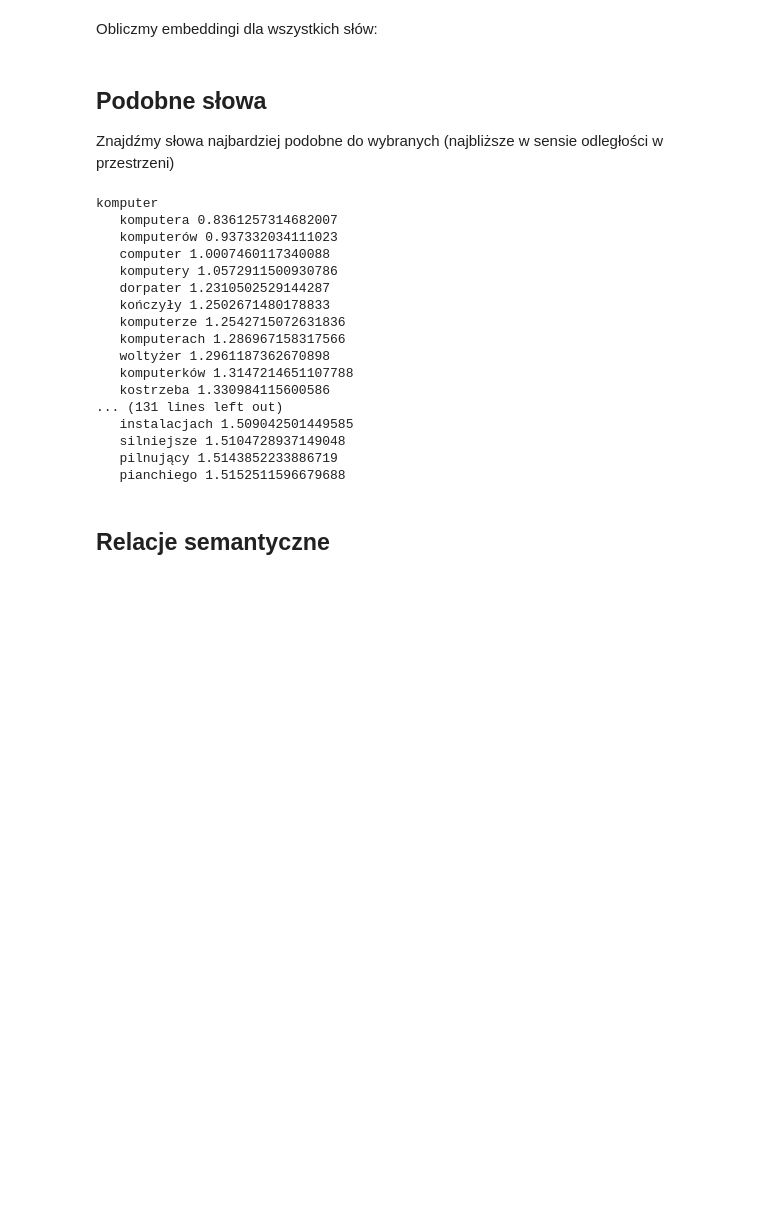
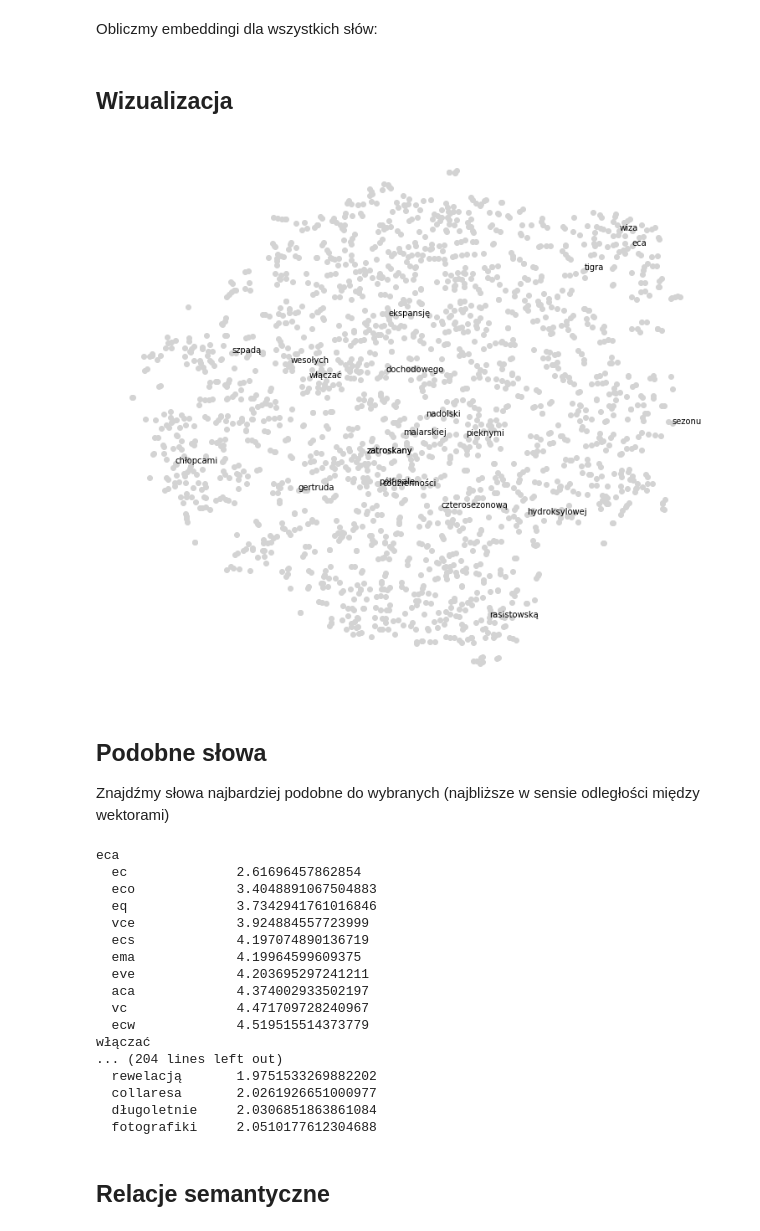
Before and after one commit to morch1/dl2018-task3, a Jupyter notebook: visualization.ipynb, the cells around one changed output. Drawn from its saved outputs; the diff is of its cells as text; code cells hidden in the pictures; blank space fills up the shorter version.

```diff
--- a/visualization.ipynb
+++ b/visualization.ipynb
@@ -29,12 +29,31 @@ for w in cp.words:
     with torch.no_grad():
         t = dataset.word2tensor(w).to(DEVICE).unsqueeze(0)
         embs[w] = we(t).squeeze(0).cpu()
+# %% [markdown]
+## Wizualizacja
+# %%
+mywords = random.sample(cp.words, 20)
+tsne_words = mywords + random.sample(cp.words, 2000)
+tsne_embs = torch.stack(tuple(embs[w] for w in tsne_words)).numpy()
+tsne = TSNE(perplexity=15, n_components=2).fit_transform(tsne_embs)
+
+plt.figure(figsize=(10, 10))
+ax = plt.axes(frameon=False)
+plt.setp(ax, xticks=(), yticks=())
+plt.subplots_adjust(left=0.0, bottom=0.0, right=1.0, top=0.9, wspace=0.0, hspace=0.0)
+
+xs = list(tsne[:, 0])
+ys = list(tsne[:, 1])
+plt.scatter(xs, ys, c='lightgrey')
+for x, y, w in zip(xs, ys, tsne_words):
+    if w in mywords:
+        ax.annotate(w, (x, y))
+# %% [output]
+[figure, added]
 # %% [markdown]
 ## Podobne słowa
-Znajdźmy słowa najbardziej podobne do wybranych (najbliższe w sensie odległości w przestrzeni)
+Znajdźmy słowa najbardziej podobne do wybranych (najbliższe w sensie odległości między wektorami)
 # %%
-mywords = ['komputer', 'kot', 'piłka', 'samochód', 'kobieta', 'ciasto', 'pieniądze']
-
 for mw in mywords:
     print(mw)
     dists = []
@@ -44,26 +63,26 @@ for mw in mywords:
         dist = torch.sqrt(torch.sum((embs[mw] - embs[w]) ** 2)).item()
         dists.append((w, dist))
     dists = sorted(dists, key=lambda x: x[1])
-    for w, d in dists[:20]:
-        print('  ', w, d)
+    for w, d in dists[:10]:
+        print(f'  {w:<15} {d}')
 # %% [output]
-komputer
-   komputera 0.8361257314682007
-   komputerów 0.937332034111023
-   computer 1.0007460117340088
-   komputery 1.0572911500930786
-   dorpater 1.2310502529144287
-   kończyły 1.2502671480178833
-   komputerze 1.2542715072631836
-   komputerach 1.286967158317566
-   woltyżer 1.2961187362670898
-   komputerków 1.3147214651107788
-   kostrzeba 1.330984115600586
-... (131 lines left out)
-   instalacjach 1.509042501449585
-   silniejsze 1.5104728937149048
-   pilnujący 1.5143852233886719
-   pianchiego 1.5152511596679688
+eca
+  ec              2.61696457862854
+  eco             3.4048891067504883
+  eq              3.7342941761016846
+  vce             3.924884557723999
+  ecs             4.197074890136719
+  ema             4.19964599609375
+  eve             4.203695297241211
+  aca             4.374002933502197
+  vc              4.471709728240967
+  ecw             4.519515514373779
+włączać
+... (204 lines left out)
+  rewelacją       1.9751533269882202
+  collaresa       2.0261926651000977
+  długoletnie     2.0306851863861084
+  fotografiki     2.0510177612304688
 # %% [markdown]
 ## Relacje semantyczne
 # %%
```
Also changed, not shown: parts of 3 cells of this notebook, 1 other file.
